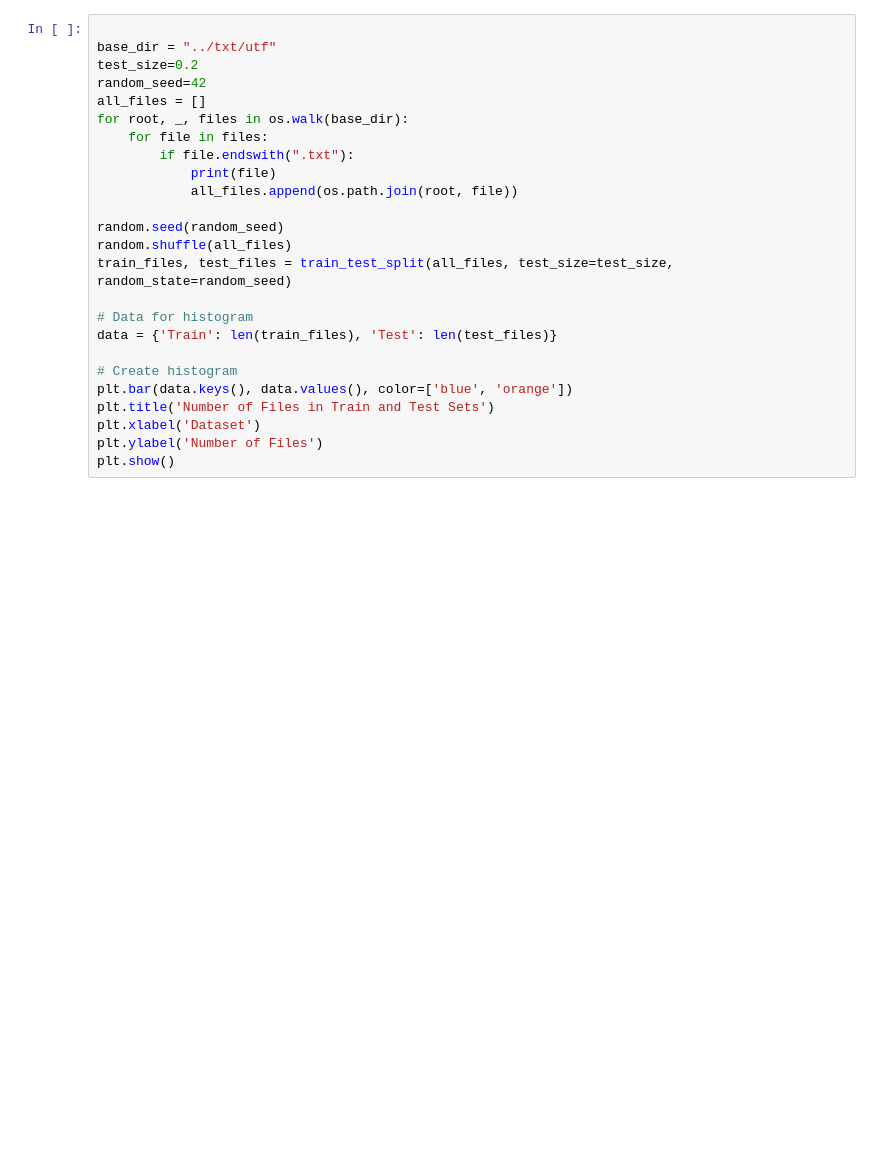
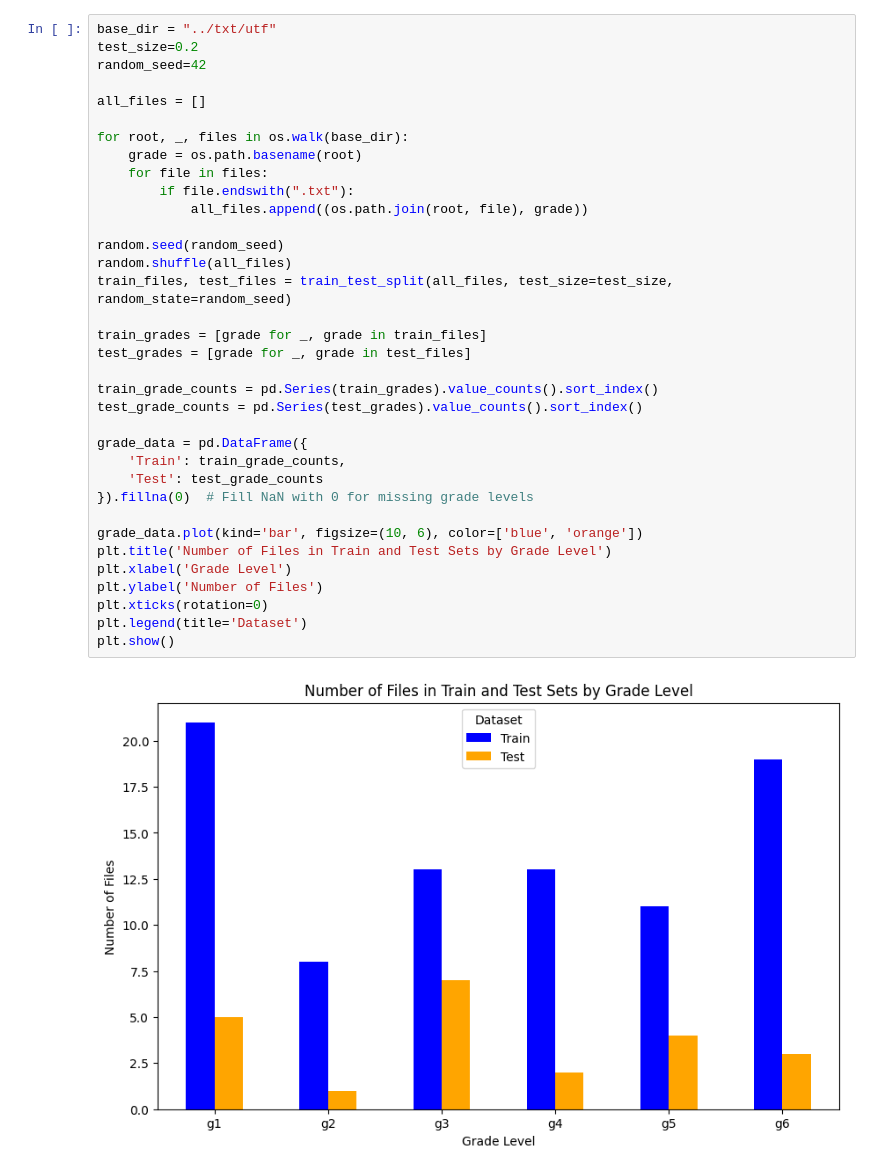
Before and after one commit to Lothany/readability_thesis, a Jupyter notebook: models/analysis.ipynb, the cells around one changed output. Cells and saved outputs as stored; diff of their text form; blank space fills up the shorter version.

```diff
--- a/models/analysis.ipynb
+++ b/models/analysis.ipynb
@@ -10,28 +8,40 @@ Error:
 # %%
-
 base_dir = "../txt/utf"
 test_size=0.2
 random_seed=42
+
 all_files = []
+
 for root, _, files in os.walk(base_dir):
+    grade = os.path.basename(root)
     for file in files:
         if file.endswith(".txt"):
-            print(file)
-            all_files.append(os.path.join(root, file))
+            all_files.append((os.path.join(root, file), grade))
 
 random.seed(random_seed)
 random.shuffle(all_files)
 train_files, test_files = train_test_split(all_files, test_size=test_size, random_state=random_seed)
 
-# Data for histogram
-data = {'Train': len(train_files), 'Test': len(test_files)}
+train_grades = [grade for _, grade in train_files]
+test_grades = [grade for _, grade in test_files]
 
-# Create histogram
-plt.bar(data.keys(), data.values(), color=['blue', 'orange'])
-plt.title('Number of Files in Train and Test Sets')
-plt.xlabel('Dataset')
+train_grade_counts = pd.Series(train_grades).value_counts().sort_index()
+test_grade_counts = pd.Series(test_grades).value_counts().sort_index()
+
+grade_data = pd.DataFrame({
+    'Train': train_grade_counts,
+    'Test': test_grade_counts
+}).fillna(0)  # Fill NaN with 0 for missing grade levels
+
+grade_data.plot(kind='bar', figsize=(10, 6), color=['blue', 'orange'])
+plt.title('Number of Files in Train and Test Sets by Grade Level')
+plt.xlabel('Grade Level')
 plt.ylabel('Number of Files')
+plt.xticks(rotation=0)
+plt.legend(title='Dataset')
 plt.show()
+# %% [output]
+[figure, added]
 # %%
 df = pd.read_csv('../tables/dataset.csv')
 print("First 5 rows of the dataset:")
```
Also changed, not shown: parts of 10 cells of this notebook, 16 other files.
